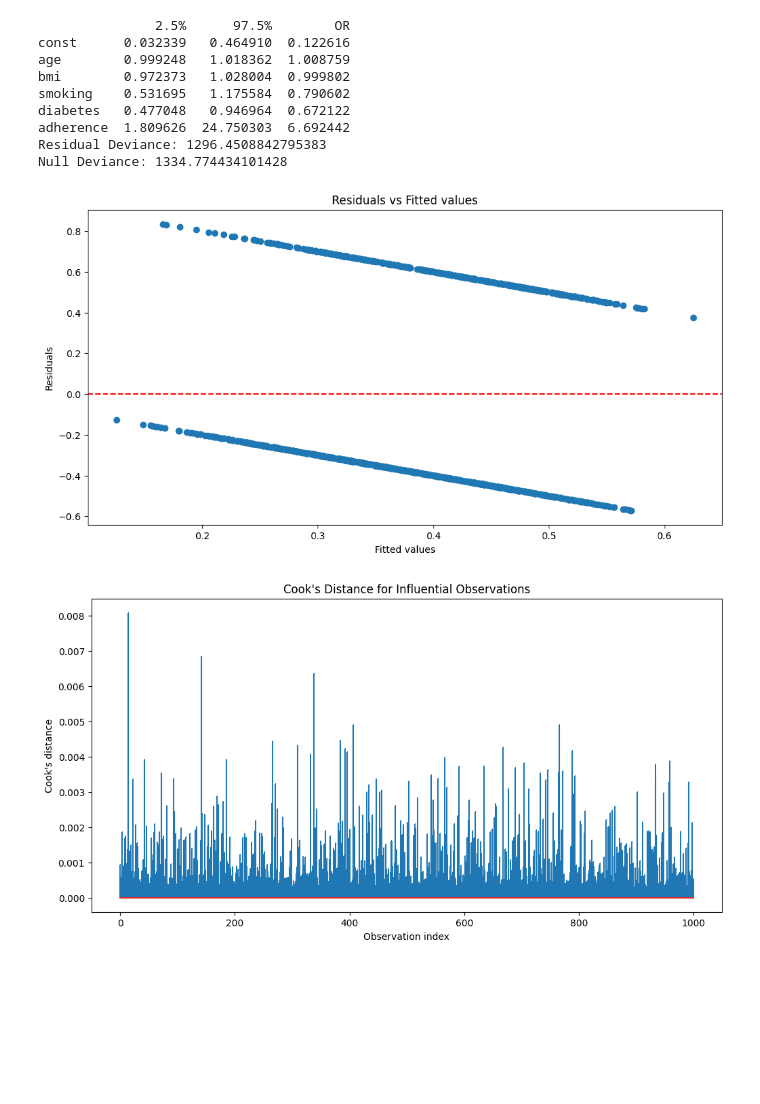
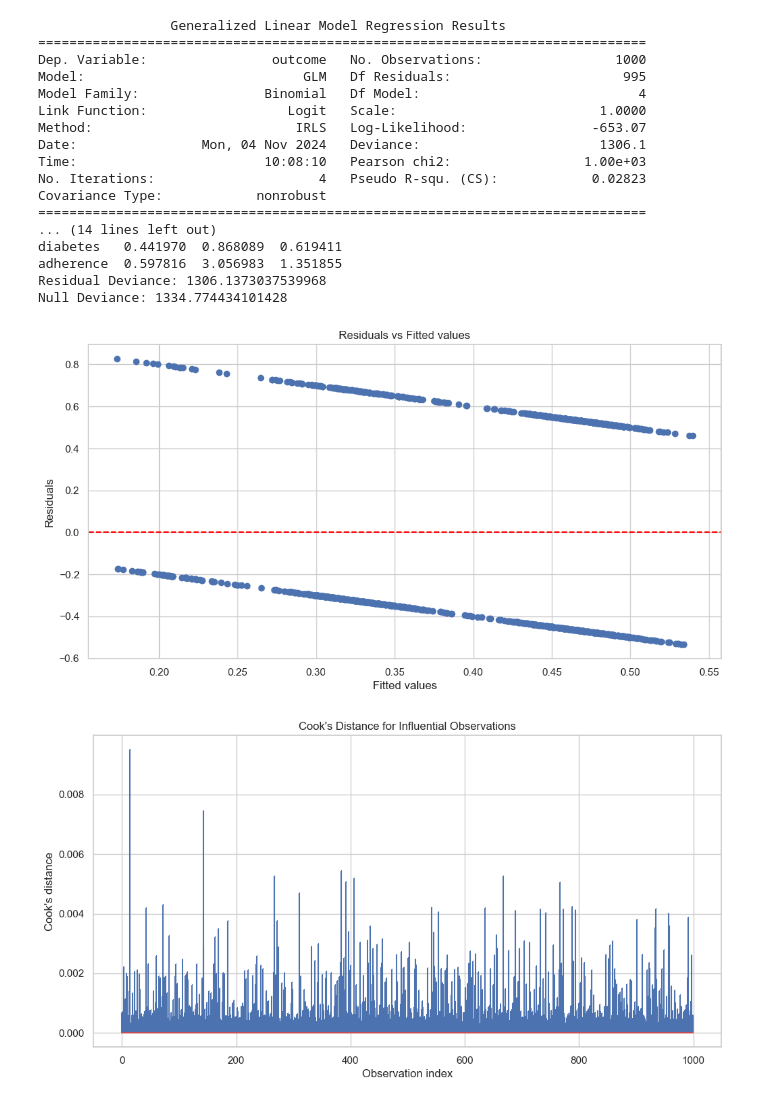
Before and after one commit to UCSF-DataSci/08-time-stats-and-ml-MihirUCSF, a Jupyter notebook: modeling.ipynb, the cells around one changed output. Cells and saved outputs as stored; diff of their text form; code cells hidden in the pictures; blank space fills up the shorter version.

```diff
--- a/modeling.ipynb
+++ b/modeling.ipynb
@@ -61,6 +52,7 @@ dtype: float64
 # Statistical Modeling
 
 # feature matrix X and target variable y
+#Factors effecting baseline pressure
 X = baseline_data[['age', 'bmi', 'smoking', 'diabetes']]
 y = baseline_data['bp_systolic']
 
@@ -83,21 +75,33 @@ plt.show()
 
 # Q-Q plot
 sm.qqplot(model.resid, line='45')
-plt.title('Q-Q plot')
+plt.title('Q-Q plot of Residuals')
 plt.show()
 
 # feature matrix X and target variable y
-X = treatment_data[['age', 'bmi', 'smoking', 'diabetes', 'adherence']]
-y = treatment_data['outcome']
+X_treat= treatment_data[['age', 'bmi', 'smoking', 'diabetes', 'adherence']]
+y_treat= treatment_data['outcome']
 
 # Add a constant term to the feature matrix
-X = sm.add_constant(X)
+X = sm.add_constant(X_treat)
 
 # Fit the GLM with binomial family
-model = sm.GLM(y, X, family=sm.families.Binomial()).fit()
-
+model = sm.GLM(y_treat, X_treat, family=sm.families.Binomial()).fit()
+print(model.summary())
 # Report odds ratios and their confidence intervals
 odds_ratios = np.exp(model.params)
+print("Odds Ratios: \n, odds_ratios")
+
+#Step 1: Build a prediction pipline
+#Define features and target
+features=treatment_data[['age','bmi','smoking','diabetes', 'adherence']]
+target=treatment_data['outcome']
+#Split data
+
+x_train,x_test,y_train,y_test= train_test_split(features,target,test_size=0.3,stratify=target, random_state=42)
+
+#Set up piplenine
+#pipeline=make_pipeline(StandardScaler(), LogisticRegression(penalty='12', solver='lbfgs',max_iter=1000, class_weight='balanced'))
 conf = np.exp(model.conf_int())
 conf['OR'] = odds_ratios
 conf.columns = ['2.5%', '97.5%', 'OR']
@@ -107,6 +111,15 @@ print(conf)
 print(f"Residual Deviance: {model.deviance}")
 print(f"Null Deviance: {model.null_deviance}")
 
+
+'''#Print cross validation results
+print("Cross validation Results: ")
+cv_results=cross_validate(pipeline, x_train, y_train, scoring=['accuracy','precision', 'recall', 'roc_auc'])
+for metric in ['test_accuracy', 'test_precision', 'test_recall', 'test_roc_auc']:
+    print(f"{metric}:{cv_results[metric].mean():.3f}+- {cv_results[metric].std():.3f}")
+
+print("Classification Report:")
+print(classification_report(y_test,y_train))'''
 # Residuals vs Fitted values
 plt.figure(figsize=(12, 6))
 plt.scatter(model.fittedvalues, model.resid_response)
@@ -148,14 +161,22 @@ Notes:
-               2.5%      97.5%        OR
-const      0.032339   0.464910  0.122616
-age        0.999248   1.018362  1.008759
-bmi        0.972373   1.028004  0.999802
-smoking    0.531695   1.175584  0.790602
-diabetes   0.477048   0.946964  0.672122
-adherence  1.809626  24.750303  6.692442
-Residual Deviance: 1296.4508842795383
+                 Generalized Linear Model Regression Results
+==============================================================================
+Dep. Variable:                outcome   No. Observations:                 1000
+Model:                            GLM   Df Residuals:                      995
+Model Family:                Binomial   Df Model:                            4
+Link Function:                  Logit   Scale:                          1.0000
+Method:                          IRLS   Log-Likelihood:                -653.07
+Date:                Mon, 04 Nov 2024   Deviance:                       1306.1
+Time:                        10:08:10   Pearson chi2:                 1.00e+03
+No. Iterations:                     4   Pseudo R-squ. (CS):            0.02823
+Covariance Type:            nonrobust
+==============================================================================
+... (14 lines left out)
+diabetes   0.441970  0.868089  0.619411
+adherence  0.597816  3.056983  1.351855
+Residual Deviance: 1306.1373037539968
 Null Deviance: 1334.774434101428
-[figure, old version]
+[figure, new version]
-[figure, old version]
+[figure, new version]
 # %%
 # Machine Learning
 
```
Also changed, not shown: parts of 3 cells of this notebook.
